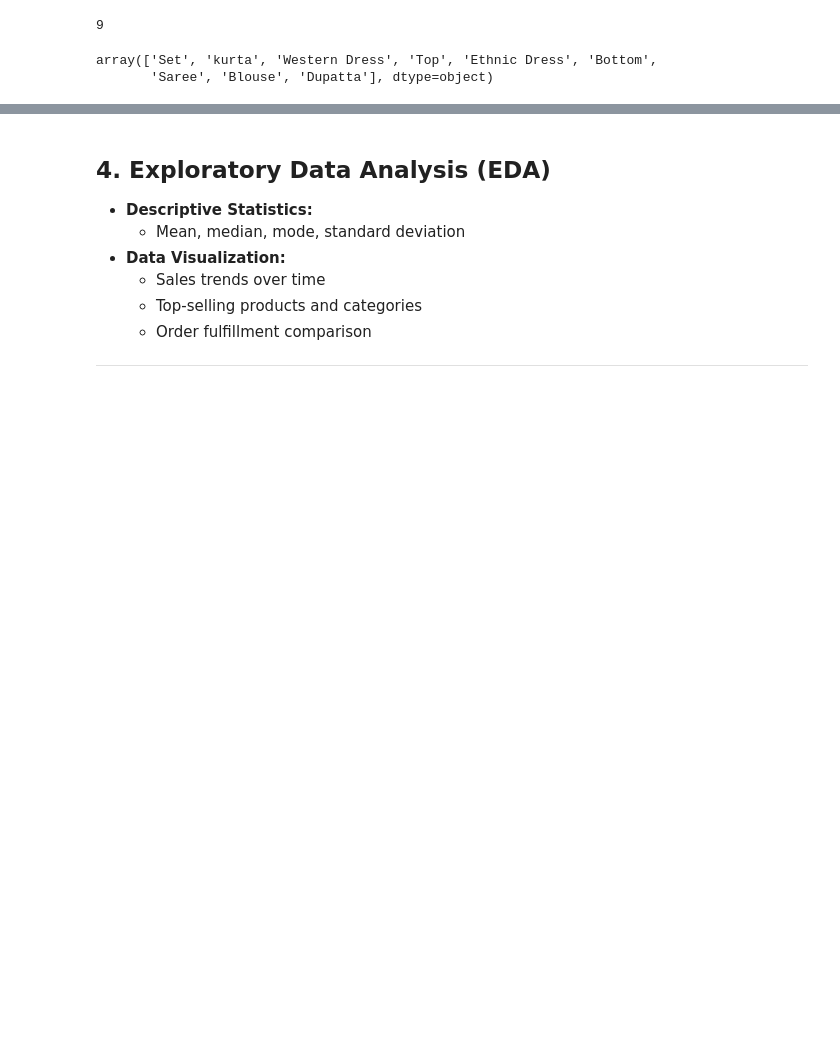
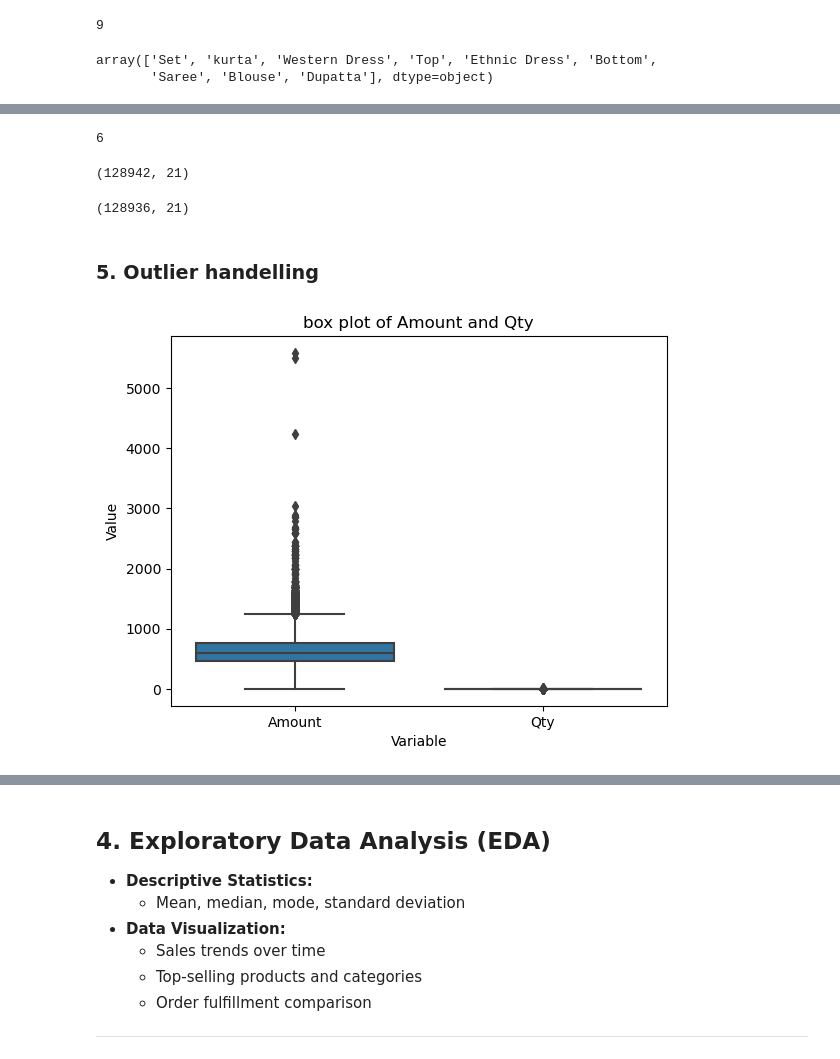
Before and after one commit to subhashisrath/Amazon_Sales_Analysis, a Jupyter notebook: notebooks/Amazon_salesdata_Analysis.ipynb, the cells around one changed output, grey strips where cells are left out. Saved outputs shown, nothing was run; the diff lists cells and outputs as text; code cells hidden in the pictures; blank space fills up the shorter version.

```diff
--- a/notebooks/Amazon_salesdata_Analysis.ipynb
+++ b/notebooks/Amazon_salesdata_Analysis.ipynb
@@ -415,0 +420,25 @@ dtype: object
+# %%
+num_duplicates = amazon_df_cleaned.duplicated().sum()
+print(num_duplicates)
+# %% [output]
+6
+# %%
+amazon_df_cleaned.shape
+# %% [output]
+(128942, 21)
+# %%
+amazon_df_cleaned = amazon_df_cleaned.drop_duplicates()
+# %%
+amazon_df_cleaned.shape
+# %% [output]
+(128936, 21)
+# %% [markdown]
+### 5. Outlier handelling
+# %%
+df_melted = amazon_df_cleaned.melt(value_vars=['Amount', 'Qty'], var_name = 'Variable', value_name = 'Value')
+
+sns.boxplot(x = 'Variable', y = 'Value', data = df_melted)
+plt.title('box plot of Amount and Qty')
+plt.show()
+# %% [output]
+[figure, added]
```
Also changed, not shown: parts of 33 cells of this notebook, 1 other file.
